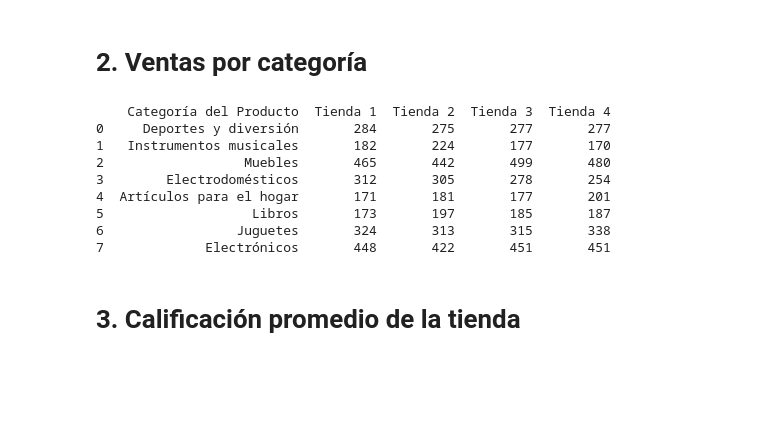
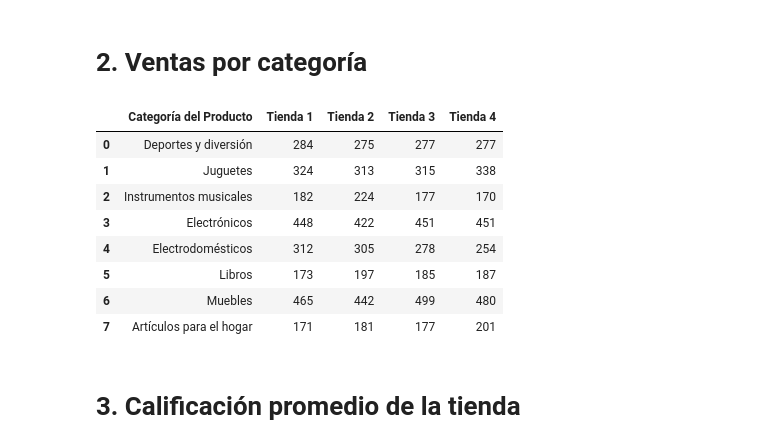
Before and after one commit to Poncho19/Challenge-Practicando-python-para-DataScience, a Jupyter notebook: AluraStoreLatam.ipynb, the cells around one changed output. Saved outputs shown, nothing was run; the diff lists cells and outputs as text; code cells hidden in the pictures; blank space fills up the shorter version.

```diff
--- a/AluraStoreLatam.ipynb
+++ b/AluraStoreLatam.ipynb
@@ -61,28 +61,27 @@ categorias_tiendas = categorias_tienda1|categorias_tienda2|categorias_tienda3|ca
 df_tiendas = pd.DataFrame({'Categoría del Producto':list(categorias_tiendas)})
 # %%
 #Funcion pequeña para obtener el conteo de una tienda
-def obtener_conteo(df_tienda,nombre__tienda):
-  return df_tienda["Categoría del Producto"].value_counts().reset_index().rename(columns = {'count':nombre__tienda,})
+def obtener_conteo(df_tienda,nombre_tienda):
+  return df_tienda["Categoría del Producto"].value_counts().reset_index().rename(columns = {'count':nombre_tienda,})
 
 #Se une cada conteo al dataframe final
 df_tiendas = pd.merge(df_tiendas,obtener_conteo(tienda1,"Tienda 1"),on="Categoría del Producto",how="left")
 df_tiendas = pd.merge(df_tiendas,obtener_conteo(tienda2,"Tienda 2"),on="Categoría del Producto",how="left")
 df_tiendas = pd.merge(df_tiendas,obtener_conteo(tienda3,"Tienda 3"),on="Categoría del Producto",how="left")
 df_tiendas = pd.merge(df_tiendas,obtener_conteo(tienda4,"Tienda 4"),on="Categoría del Producto",how="left")
 
 #Llenamos los huecos donde la tienda no tiene esa categoria con cero
 df_tiendas = df_tiendas.fillna(0)
-
-print(df_tiendas)
+df_tiendas
 # %% [output]
-    Categoría del Producto  Tienda 1  Tienda 2  Tienda 3  Tienda 4
-0     Deportes y diversión       284       275       277       277
-1   Instrumentos musicales       182       224       177       170
-2                  Muebles       465       442       499       480
-3        Electrodomésticos       312       305       278       254
-4  Artículos para el hogar       171       181       177       201
-5                   Libros       173       197       185       187
-6                 Juguetes       324       313       315       338
-7             Electrónicos       448       422       451       451
+|  | Categoría del Producto | Tienda 1 | Tienda 2 | Tienda 3 | Tienda 4 |
+| 0 | Deportes y diversión | 284 | 275 | 277 | 277 |
+| 1 | Juguetes | 324 | 313 | 315 | 338 |
+| 2 | Instrumentos musicales | 182 | 224 | 177 | 170 |
+| 3 | Electrónicos | 448 | 422 | 451 | 451 |
+| 4 | Electrodomésticos | 312 | 305 | 278 | 254 |
+| 5 | Libros | 173 | 197 | 185 | 187 |
+| 6 | Muebles | 465 | 442 | 499 | 480 |
+| 7 | Artículos para el hogar | 171 | 181 | 177 | 201 |
 # %% [markdown]
 # 3. Calificación promedio de la tienda
```
Also changed, not shown: parts of 5 cells of this notebook.
